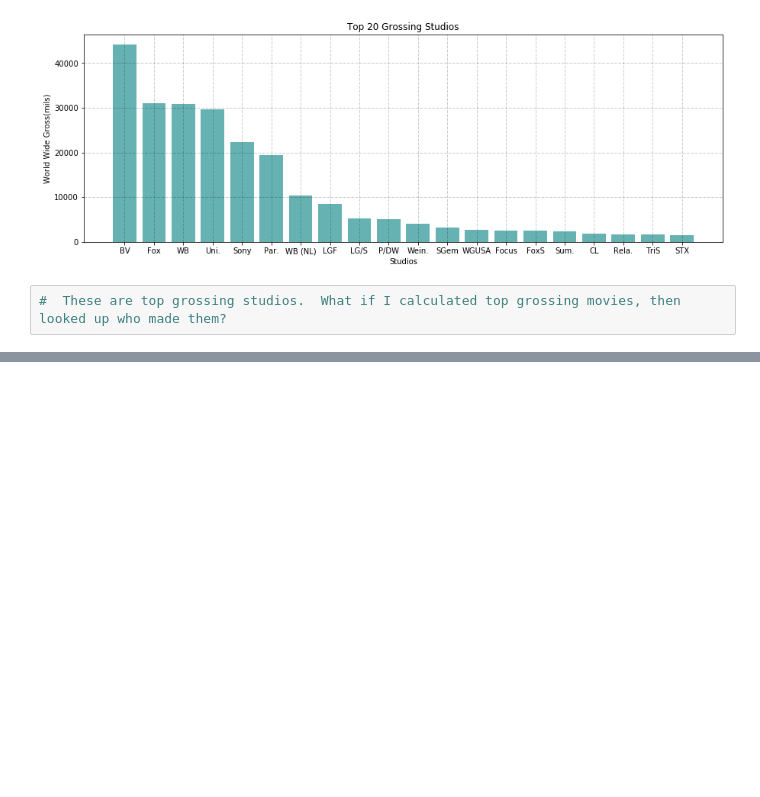
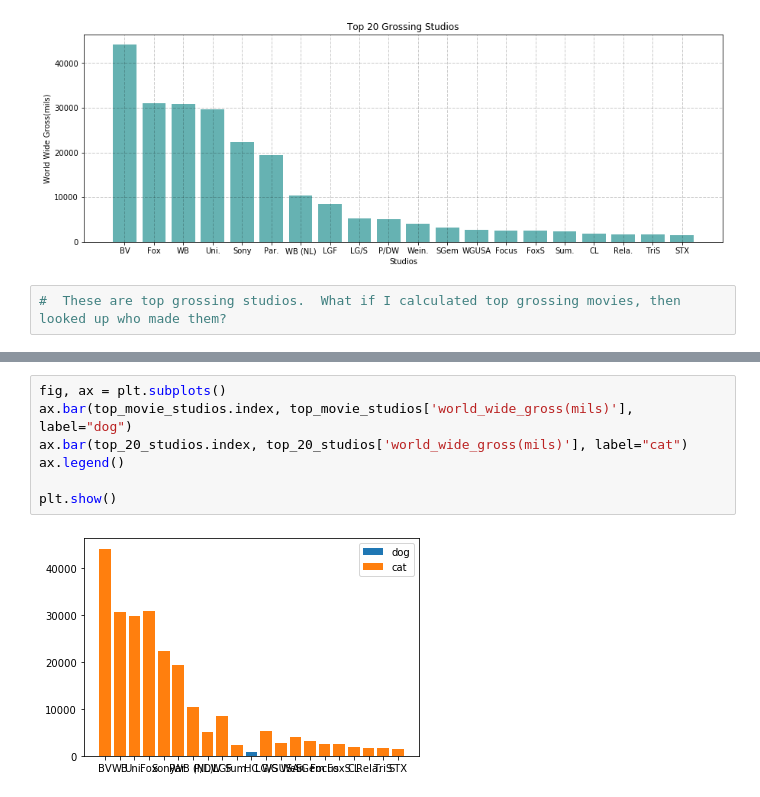
Before and after one commit to melodygr/microsoft_movie_analysis, a Jupyter notebook: Studio_Competition.ipynb, the cells around one changed output, grey strips where cells are left out. Cells and saved outputs as stored; diff of their text form; blank space fills up the shorter version.

```diff
--- a/Studio_Competition.ipynb
+++ b/Studio_Competition.ipynb
@@ -232,0 +273,9 @@ plt.ylabel('World Wide Gross(mils)');
+# %%
+fig, ax = plt.subplots()
+ax.bar(top_movie_studios.index, top_movie_studios['world_wide_gross(mils)'], label="dog")
+ax.bar(top_20_studios.index, top_20_studios['world_wide_gross(mils)'], label="cat")
+ax.legend()
+
+plt.show()
+# %% [output]
+[figure, added]
```
Also changed, not shown: parts of 5 cells of this notebook.
